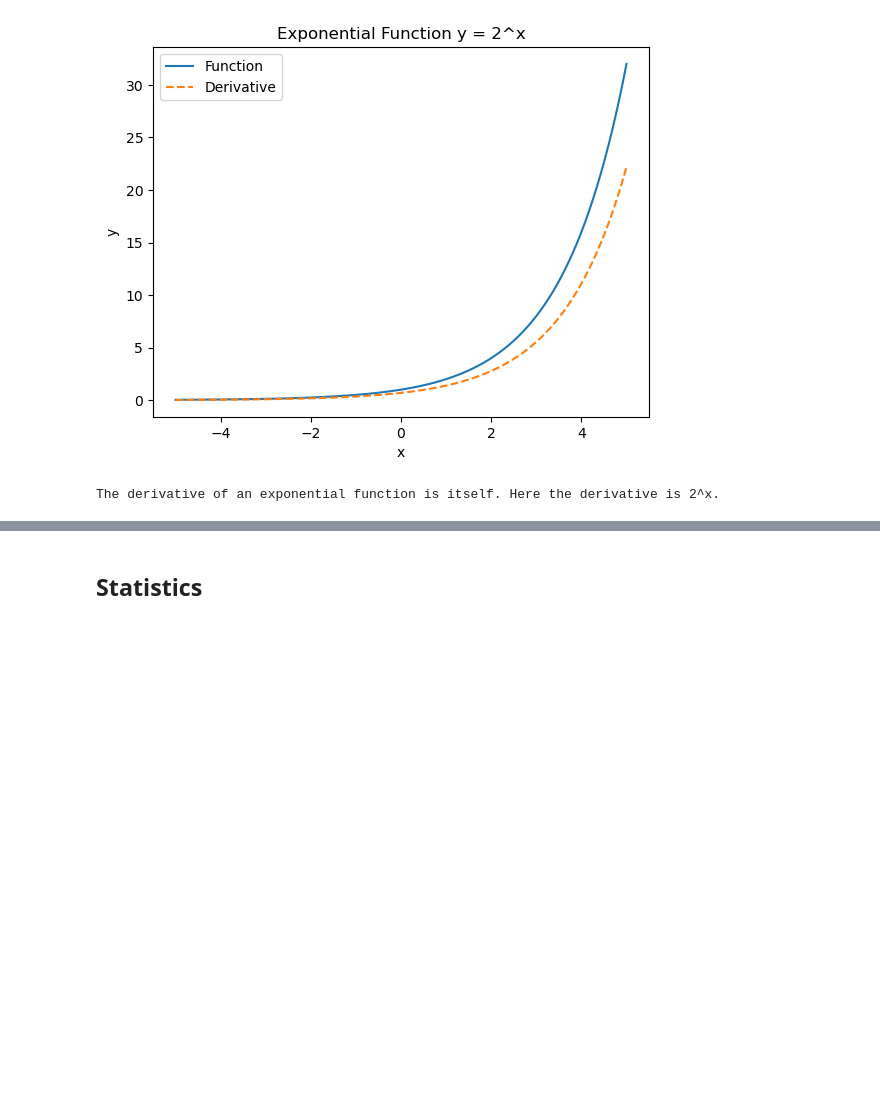
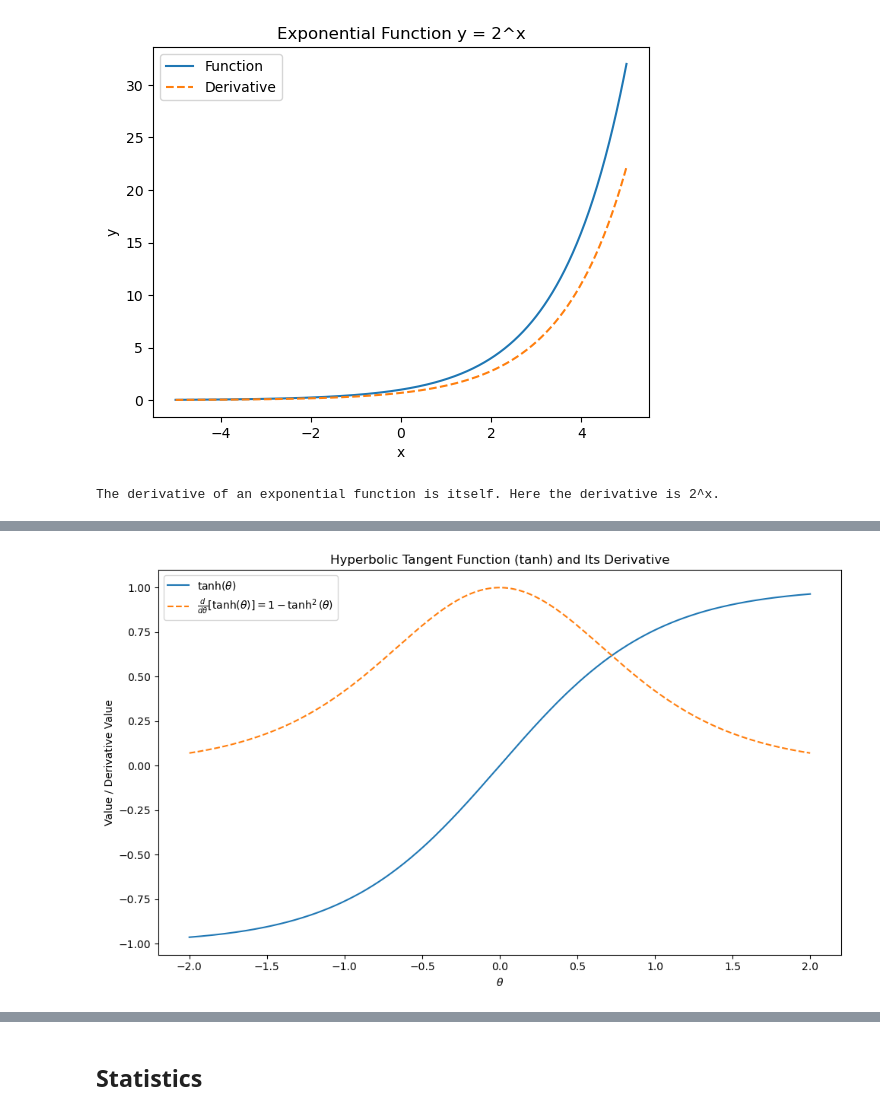
Before and after one commit to hijaz/Machine-Learning-Math, a Jupyter notebook: Machine Learning Mathematics.ipynb, the cells around one changed output, grey strips where cells are left out. Cells and saved outputs as stored; diff of their text form; code cells hidden in the pictures; blank space fills up the shorter version.

```diff
--- a/Machine Learning Mathematics.ipynb
+++ b/Machine Learning Mathematics.ipynb
@@ -121,0 +253,27 @@ The derivative of an exponential function is itself. Here the derivative is 2^x.
+# %%
+import numpy as np
+import matplotlib.pyplot as plt
+
+# Define the angle values (in radians)
+theta = np.linspace(-2, 2, 400)
+
+# Calculate tanh values and its derivative
+tanh_values = np.tanh(theta)
+tanh_derivative = 1 - np.tanh(theta)**2  # Derivative of tanh
+
+# Create a single plot
+plt.figure(figsize=(10, 6))
+
+# Plot tanh function and its derivative
+plt.plot(theta, tanh_values, label='$\\tanh(\\theta)$')
+plt.plot(theta, tanh_derivative, label="$\\frac{d}{d\\theta}[\\tanh(\\theta)] = 1 - \\tanh^2(\\theta)$", linestyle='--')
+
+plt.xlabel('$\\theta$')
+plt.ylabel('Value / Derivative Value')
+plt.title('Hyperbolic Tangent Function (tanh) and Its Derivative')
+plt.legend()
+
+plt.tight_layout()
+plt.show()
+# %% [output]
+[figure, added]
```
Also changed, not shown: parts of 29 cells of this notebook.
